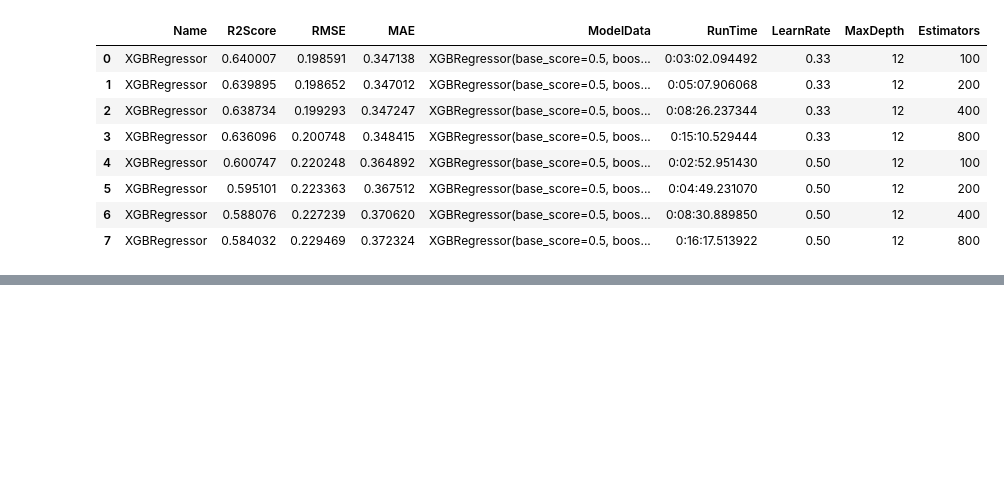
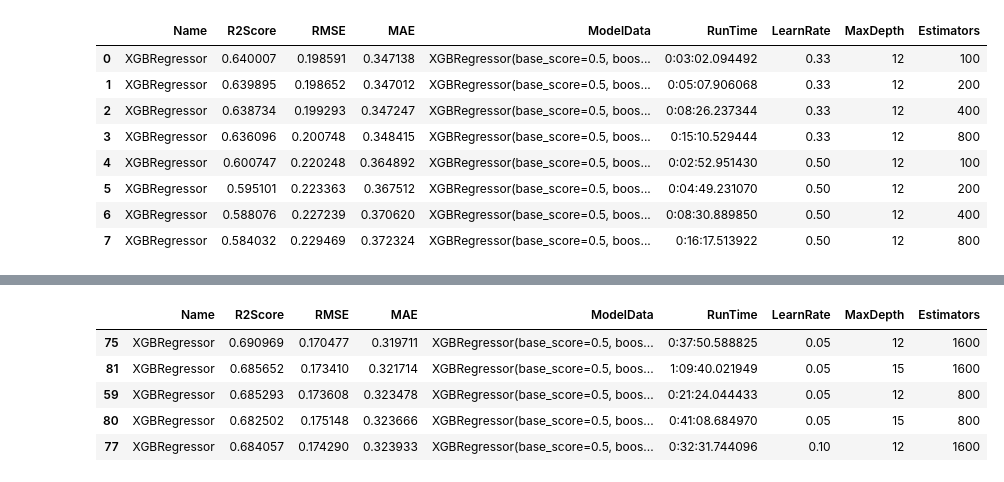
Before and after one commit to NormanHung/Practice-Twitter-Sentiment, a Jupyter notebook: Model Assessments.ipynb, the cells around one changed output, grey strips where cells are left out. Saved outputs shown, nothing was run; the diff lists cells and outputs as text; code cells hidden in the pictures; blank space fills up the shorter version.

```diff
--- a/Model Assessments.ipynb
+++ b/Model Assessments.ipynb
@@ -465,0 +325,9 @@ with pd.option_context("display.max_rows", None, "display.max_columns", None, "d
+# %%
+XGBAggregateResults.sort_values("MAE", ascending = True).head(5)
+# %% [output]
+|  | Name | R2Score | RMSE | MAE | ModelData | RunTime | LearnRate | MaxDepth | Estimators |
+| 75 | XGBRegressor | 0.690969 | 0.170477 | 0.319711 | XGBRegressor(base_score=0.5, boos... | 0:37:50.588825 | 0.05 | 12 | 1600 |
+| 81 | XGBRegressor | 0.685652 | 0.173410 | 0.321714 | XGBRegressor(base_score=0.5, boos... | 1:09:40.021949 | 0.05 | 15 | 1600 |
+| 59 | XGBRegressor | 0.685293 | 0.173608 | 0.323478 | XGBRegressor(base_score=0.5, boos... | 0:21:24.044433 | 0.05 | 12 | 800 |
+| 80 | XGBRegressor | 0.682502 | 0.175148 | 0.323666 | XGBRegressor(base_score=0.5, boos... | 0:41:08.684970 | 0.05 | 15 | 800 |
+| 77 | XGBRegressor | 0.684057 | 0.174290 | 0.323933 | XGBRegressor(base_score=0.5, boos... | 0:32:31.744096 | 0.10 | 12 | 1600 |
```
Also changed, not shown: parts of 33 cells of this notebook.
